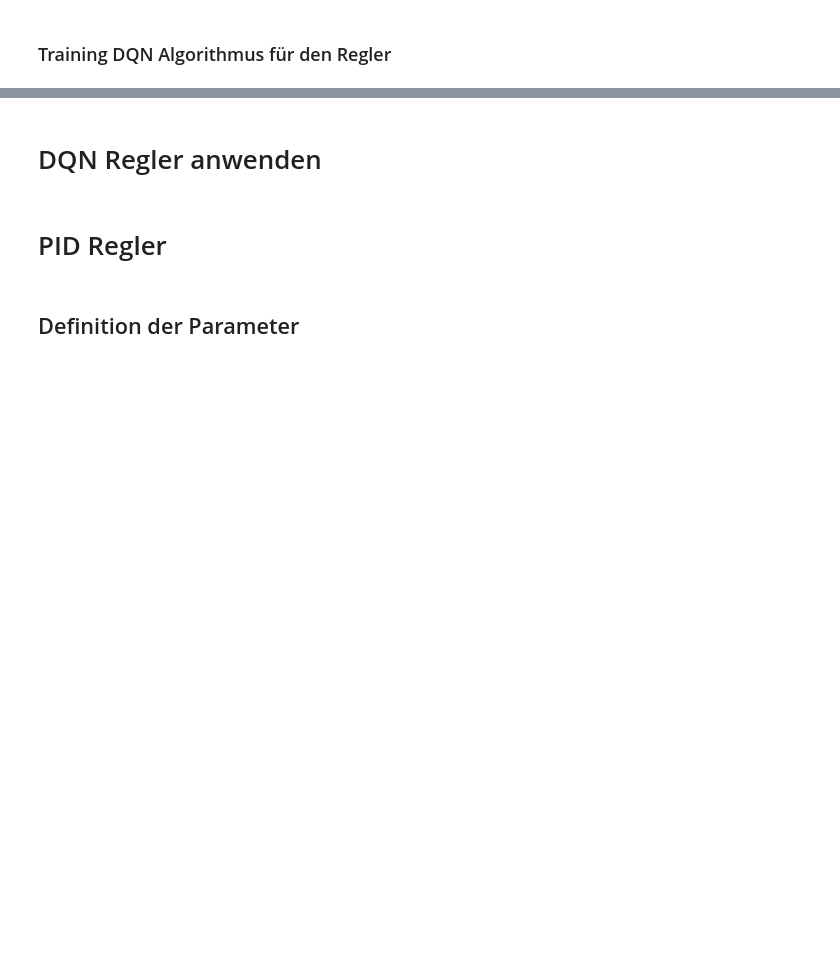
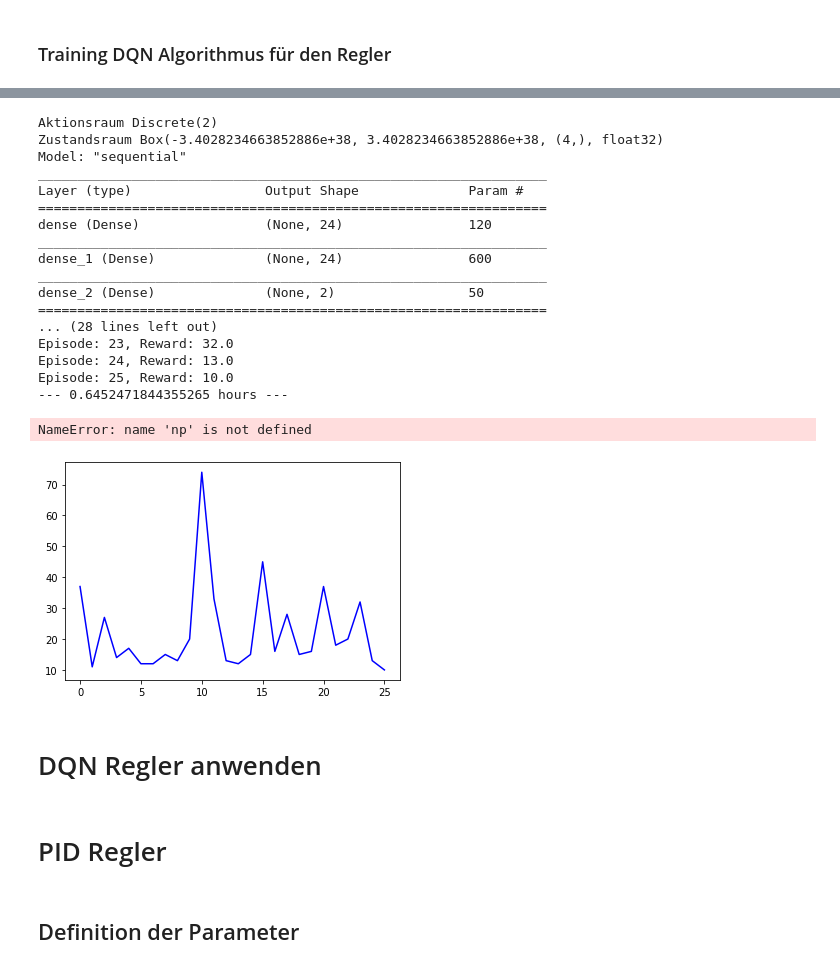
Before and after one commit to lmilz/DRL-Controller, a Jupyter notebook: Examples/CartPole-Controller.ipynb, the cells around one changed output, grey strips where cells are left out. Cells and saved outputs as stored; diff of their text form; code cells hidden in the pictures; blank space fills up the shorter version.

```diff
--- a/Examples/CartPole-Controller.ipynb
+++ b/Examples/CartPole-Controller.ipynb
@@ -64,21 +64,19 @@ from keras import Sequential
 from keras.layers import Dense
 from keras.optimizers import Adam
 from keras.activations import relu, linear
-# %%
-model = Sequential()
-model.add(Dense(24, input_dim=statespace_size, activation="relu"))
-model.add(Dense(24, activation="relu"))
-model.add(Dense(actionspace_size, activation="linear"))
-model.compile(loss="mse", optimizer=Adam(lr=alpha))
-print(model.summary())
 # %% [markdown]
 ## Training des DQN Reglers
 # %%
 class CartPoleDQNController(DQNController):
     def __init__(self):
         super(CartPoleDQNController, self).__init__("CartPole-v1")
-
-    def initmodel(self):
+        model = Sequential()
+        model.add(Dense(24, input_dim=self.statespace_size, activation="relu"))
+        model.add(Dense(24, activation="relu"))
+        model.add(Dense(self.actionspace_size, activation="linear"))
+        model.compile(loss="mse", optimizer=Adam(lr=self.alpha))
+        print(model.summary())
+        self.model = model
 
     def plotEnv(self, cartPosition, cartVelocity, angle, angleVelocity):
         fig, axs = plt.subplots(2, 2)
@@ -191,3 +103,27 @@ Episode: 100, Reward: 14.0
+# %%
+Controller = CartPoleDQNController()
+Controller.learn()
+Controller.close()
+# %% [output]
+Aktionsraum Discrete(2)
+Zustandsraum Box(-3.4028234663852886e+38, 3.4028234663852886e+38, (4,), float32)
+Model: "sequential"
+_________________________________________________________________
+Layer (type)                 Output Shape              Param #
+=================================================================
+dense (Dense)                (None, 24)                120
+_________________________________________________________________
+dense_1 (Dense)              (None, 24)                600
+_________________________________________________________________
+dense_2 (Dense)              (None, 2)                 50
+=================================================================
+... (28 lines left out)
+Episode: 23, Reward: 32.0
+Episode: 24, Reward: 13.0
+Episode: 25, Reward: 10.0
+--- 0.6452471844355265 hours ---
+NameError: name 'np' is not defined
+[figure, added]
 # %% [markdown]
 # DQN Regler anwenden
 # %%
```
Also changed, not shown: parts of 2 cells of this notebook, 2 other files.
